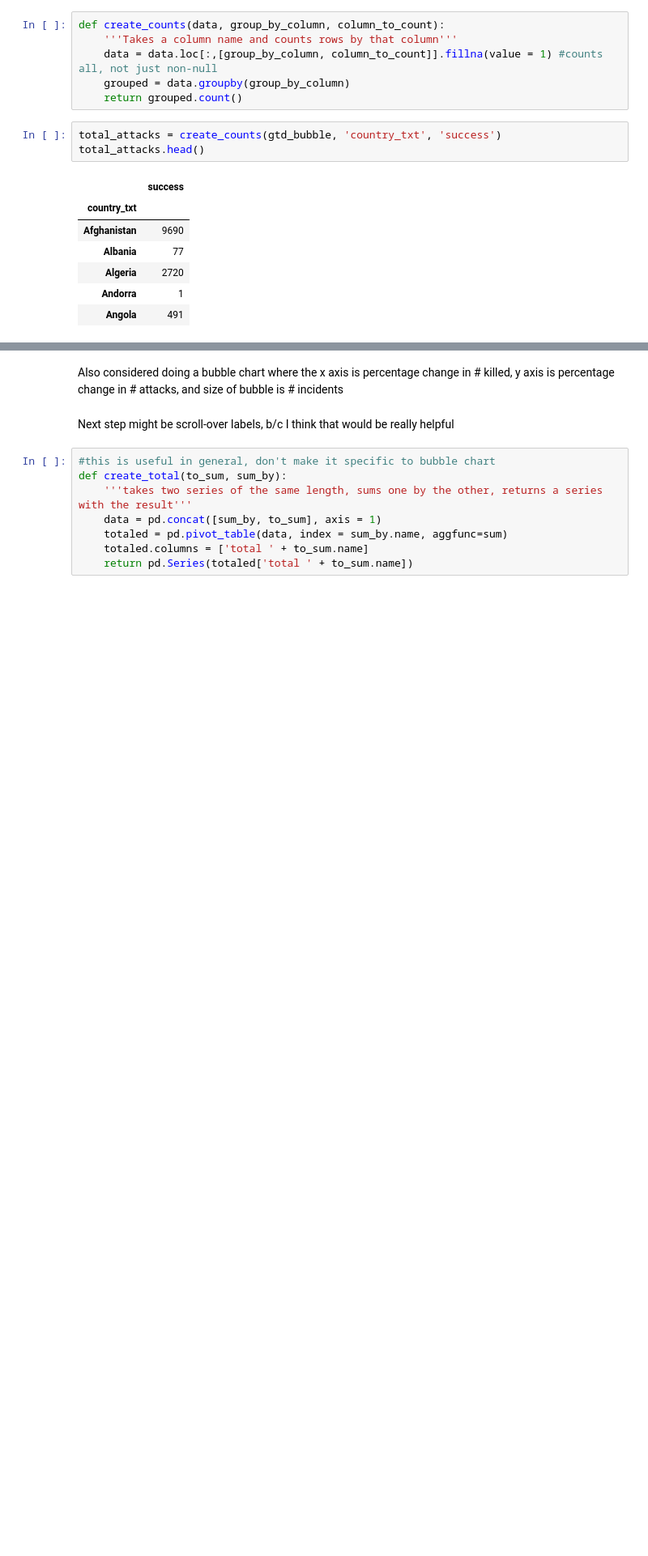
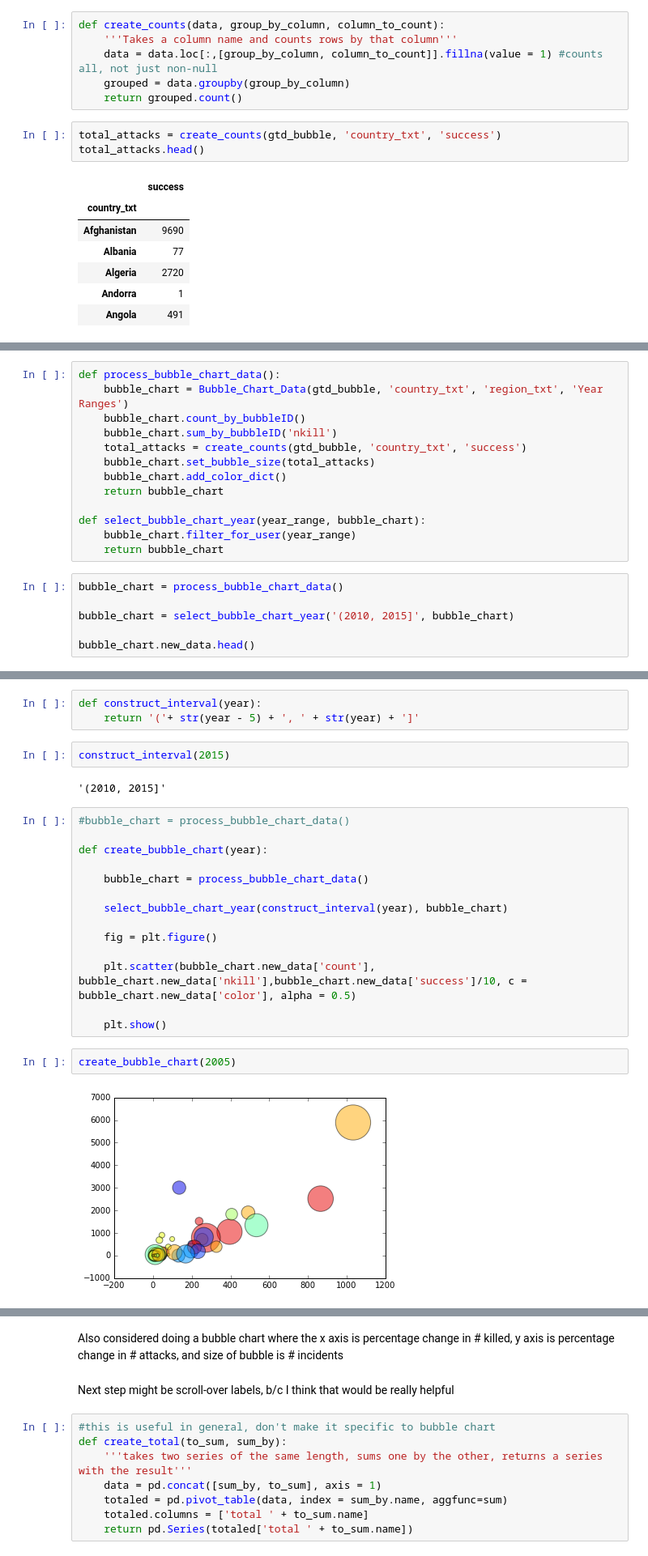
Before and after one commit to ICT4SD/Terrorism_Analysis, a Jupyter notebook: Bubble Chart Class.ipynb, the cells around one changed output, grey strips where cells are left out. Shown at 81% size. Drawn from its saved outputs; the diff is of its cells as text; blank space fills up the shorter version.

```diff
--- a/Bubble Chart Class.ipynb
+++ b/Bubble Chart Class.ipynb
@@ -297,0 +258,19 @@ show(p)  # open a browser
+# %%
+def process_bubble_chart_data():
+    bubble_chart = Bubble_Chart_Data(gtd_bubble, 'country_txt', 'region_txt', 'Year Ranges')
+    bubble_chart.count_by_bubbleID()
+    bubble_chart.sum_by_bubbleID('nkill')
+    total_attacks = create_counts(gtd_bubble, 'country_txt', 'success')
+    bubble_chart.set_bubble_size(total_attacks)
+    bubble_chart.add_color_dict()
+    return bubble_chart
+
+def select_bubble_chart_year(year_range, bubble_chart):
+    bubble_chart.filter_for_user(year_range)
+    return bubble_chart
+# %%
+bubble_chart = process_bubble_chart_data()
+
+bubble_chart = select_bubble_chart_year('(2010, 2015]', bubble_chart)
+
+bubble_chart.new_data.head()
@@ -297,0 +285,25 @@ show(p)  # open a browser
+# %%
+def construct_interval(year):
+    return '('+ str(year - 5) + ', ' + str(year) + ']'
+# %%
+construct_interval(2015)
+# %% [output]
+'(2010, 2015]'
+# %%
+#bubble_chart = process_bubble_chart_data()
+
+def create_bubble_chart(year):
+
+    bubble_chart = process_bubble_chart_data()
+
+    select_bubble_chart_year(construct_interval(year), bubble_chart)
+
+    fig = plt.figure()
+
+    plt.scatter(bubble_chart.new_data['count'], bubble_chart.new_data['nkill'],bubble_chart.new_data['success']/10, c = bubble_chart.new_data['color'], alpha = 0.5)
+
+    plt.show()
+# %%
+create_bubble_chart(2005)
+# %% [output]
+[figure, added]
```
Also changed, not shown: parts of 17 cells of this notebook.
